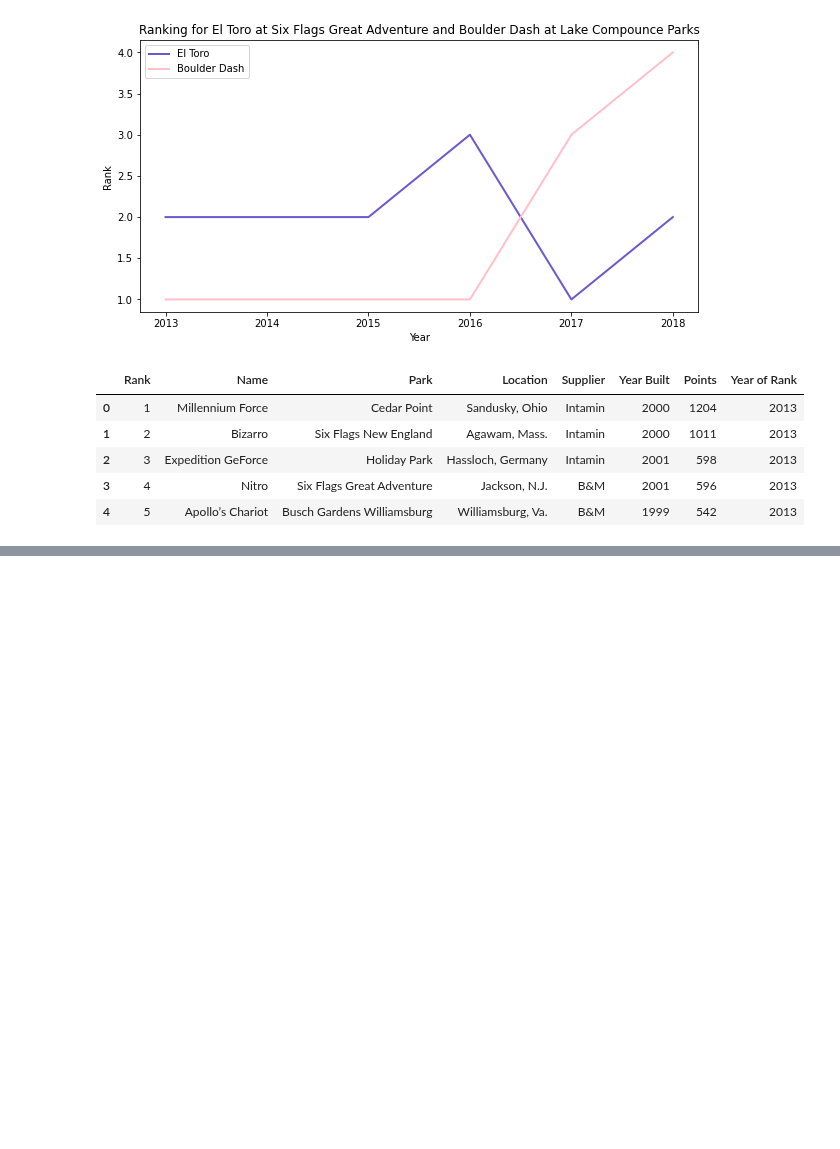
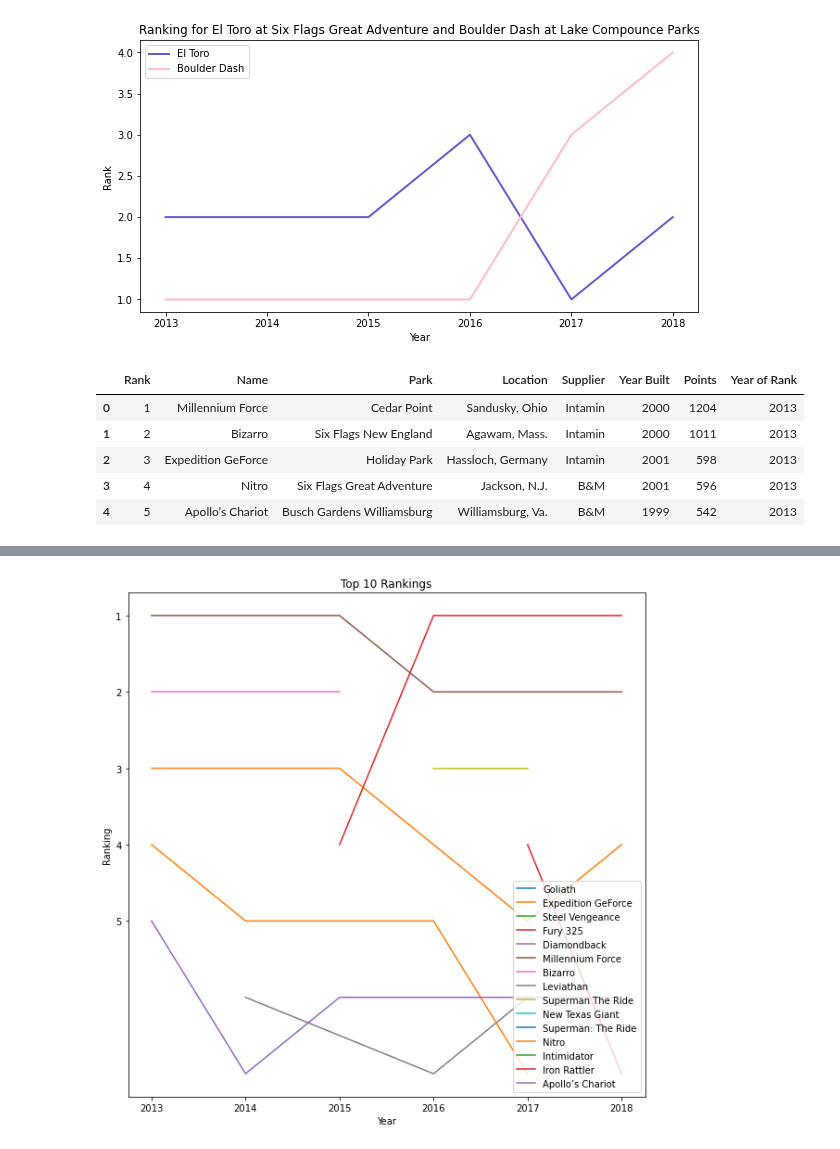
Before and after one commit to joeelorm/Data_Science, a Jupyter notebook: Data Visualization/Data Visualisation_3.ipynb, the cells around one changed output, grey strips where cells are left out. Cells and saved outputs as stored; diff of their text form; code cells hidden in the pictures; blank space fills up the shorter version.

```diff
--- a/Data Visualization/Data Visualisation_3.ipynb
+++ b/Data Visualization/Data Visualisation_3.ipynb
@@ -155,6 +135,0 @@ winners_steel[1]
-# %%
-n = 5
-list(range(1, n + 1))
-# %%
-for i in range(1, n + 1):
-    print(winners_steel[:i]['Name'])
@@ -162,0 +136,21 @@ winners_steel[winners_steel.loc(1)]
+# %%
+
+# function to plot top n rankings over time
+def plot_top_n(rankings_df,n):
+
+  top_n_rankings = rankings_df[rankings_df['Rank'] <= n]
+  fig, ax = plt.subplots(figsize=(10,10))
+  for coaster in set(top_n_rankings['Name']):
+    coaster_rankings = top_n_rankings[top_n_rankings['Name'] == coaster]
+    ax.plot(coaster_rankings['Year of Rank'],coaster_rankings['Rank'],label=coaster)
+  ax.set_yticks([i for i in range(1,6)])
+  ax.invert_yaxis()
+  plt.title("Top 10 Rankings")
+  plt.xlabel('Year')
+  plt.ylabel('Ranking')
+  plt.legend(loc=4)
+  plt.show()
+# %%
+plot_top_n(winners_steel, 7)
+# %% [output]
+[figure, added]
```
Also changed, not shown: parts of 6 cells of this notebook.
